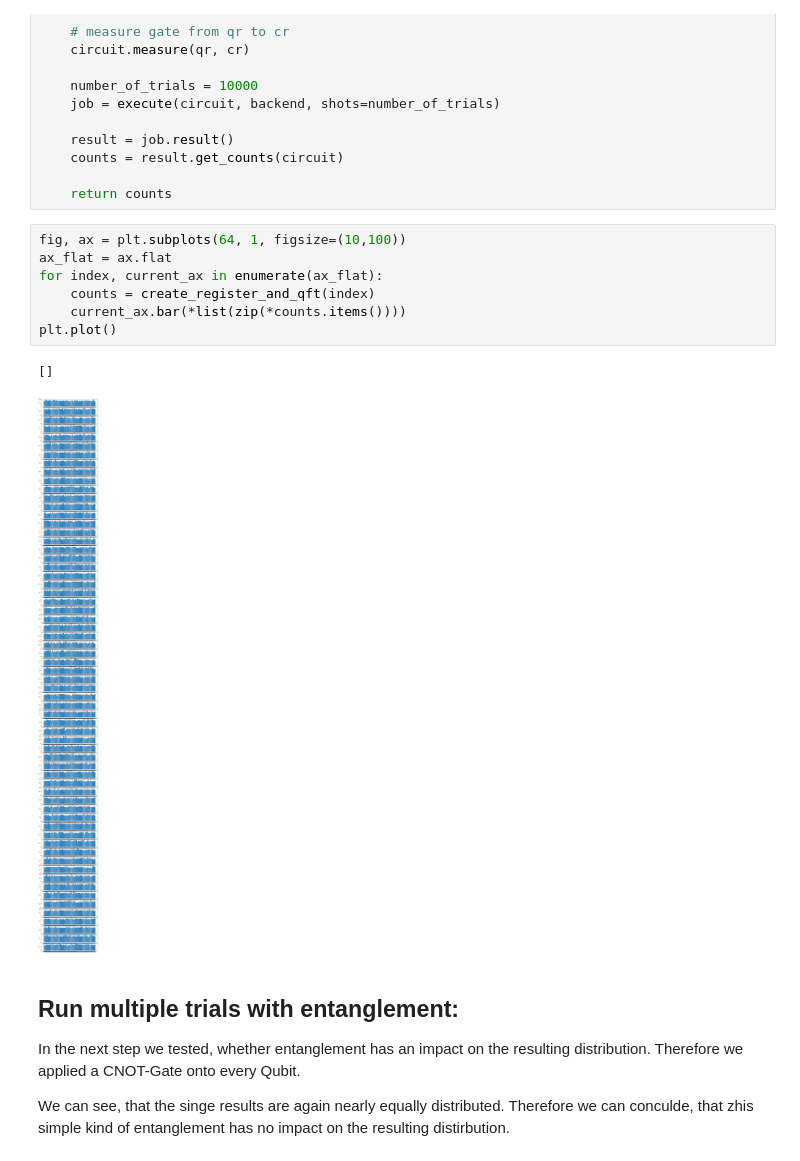
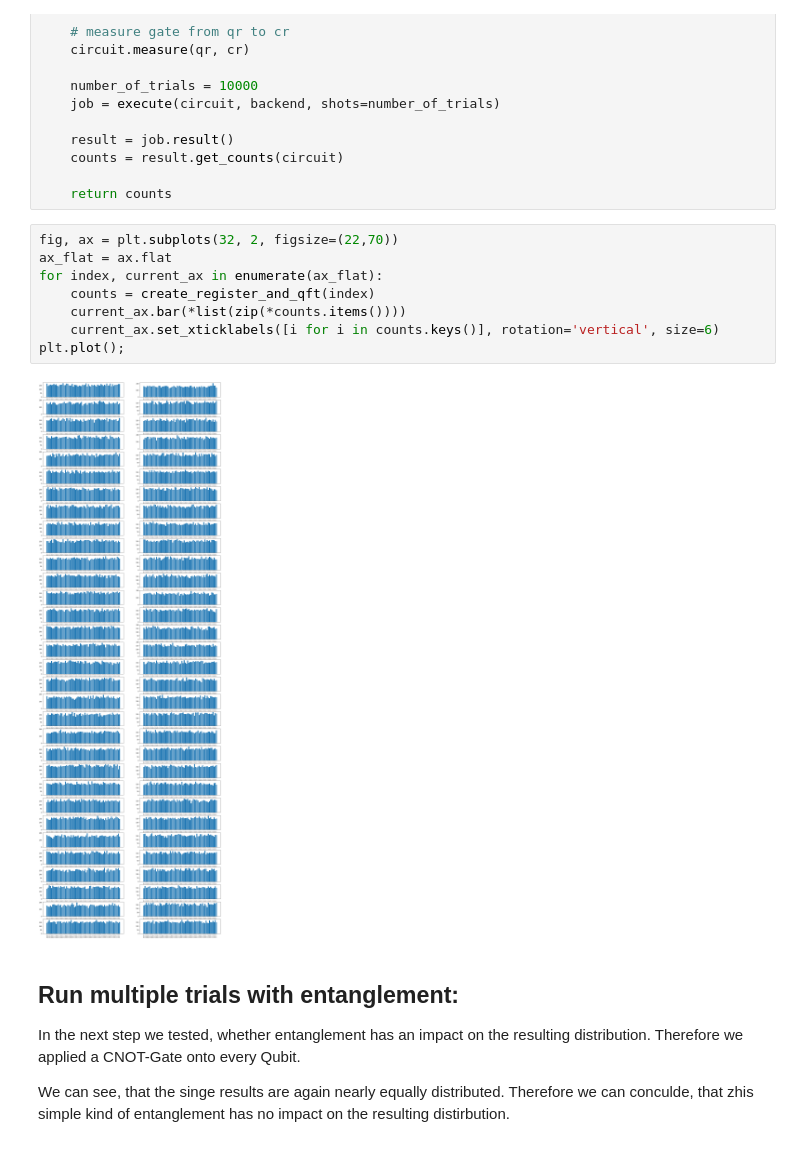
Before and after one commit to QML-UOS/quantum-fourier-transform-demo-beautifulsoupday3, a Jupyter notebook: Day3_ImplementationOfTheQuantumFourierTransform.ipynb, the cells around one changed output. Saved outputs shown, nothing was run; the diff lists cells and outputs as text.

```diff
--- a/Day3_ImplementationOfTheQuantumFourierTransform.ipynb
+++ b/Day3_ImplementationOfTheQuantumFourierTransform.ipynb
@@ -95,15 +95,15 @@ def create_register_and_qft(which_to_not: int = 0):
 
     return counts
 # %%
-fig, ax = plt.subplots(64, 1, figsize=(10,100))
+fig, ax = plt.subplots(32, 2, figsize=(22,70))
 ax_flat = ax.flat
 for index, current_ax in enumerate(ax_flat):
     counts = create_register_and_qft(index)
     current_ax.bar(*list(zip(*counts.items())))
-plt.plot()
+    current_ax.set_xticklabels([i for i in counts.keys()], rotation='vertical', size=6)
+plt.plot();
 # %% [output]
-[]
-[figure, old version]
+[figure, new version]
 # %% [markdown]
 ## Run multiple trials with entanglement:
 In the next step we tested, whether entanglement has an impact on the resulting distribution. Therefore we applied a CNOT-Gate onto every Qubit.
```
Also changed, not shown: parts of 6 cells of this notebook.
